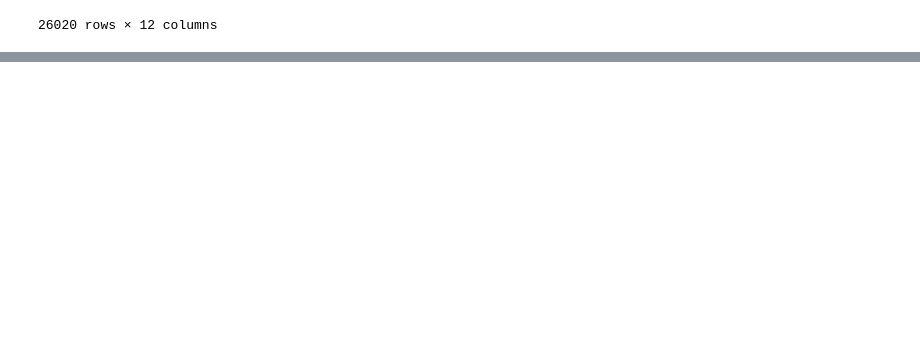
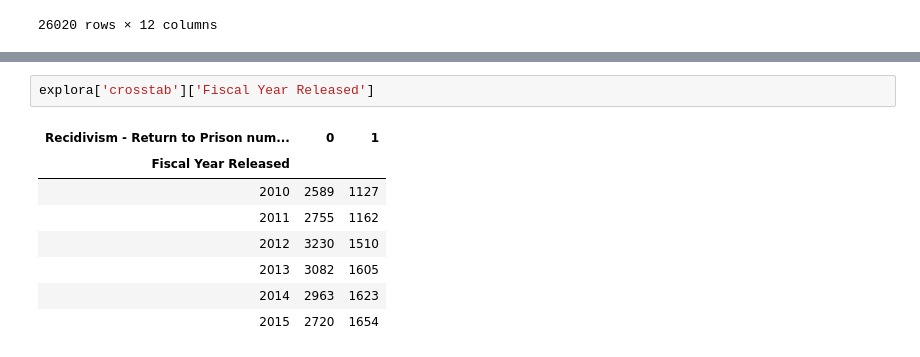
Before and after one commit to williamars/Cdados_final, a Jupyter notebook: P3 - Arquivo 2.ipynb, the cells around one changed output, grey strips where cells are left out. Saved outputs shown, nothing was run; the diff lists cells and outputs as text; blank space fills up the shorter version.

```diff
--- a/P3 - Arquivo 2.ipynb
+++ b/P3 - Arquivo 2.ipynb
@@ -90,0 +90,11 @@ Recidivism Reporting Year
+# %%
+explora['crosstab']['Fiscal Year Released']
+# %% [output]
+| Recidivism - Return to Prison num... | 0 | 1 |
+| Fiscal Year Released |  |  |
+| 2010 | 2589 | 1127 |
+| 2011 | 2755 | 1162 |
+| 2012 | 3230 | 1510 |
+| 2013 | 3082 | 1605 |
+| 2014 | 2963 | 1623 |
+| 2015 | 2720 | 1654 |
```
Also changed, not shown: parts of 5 cells of this notebook.
